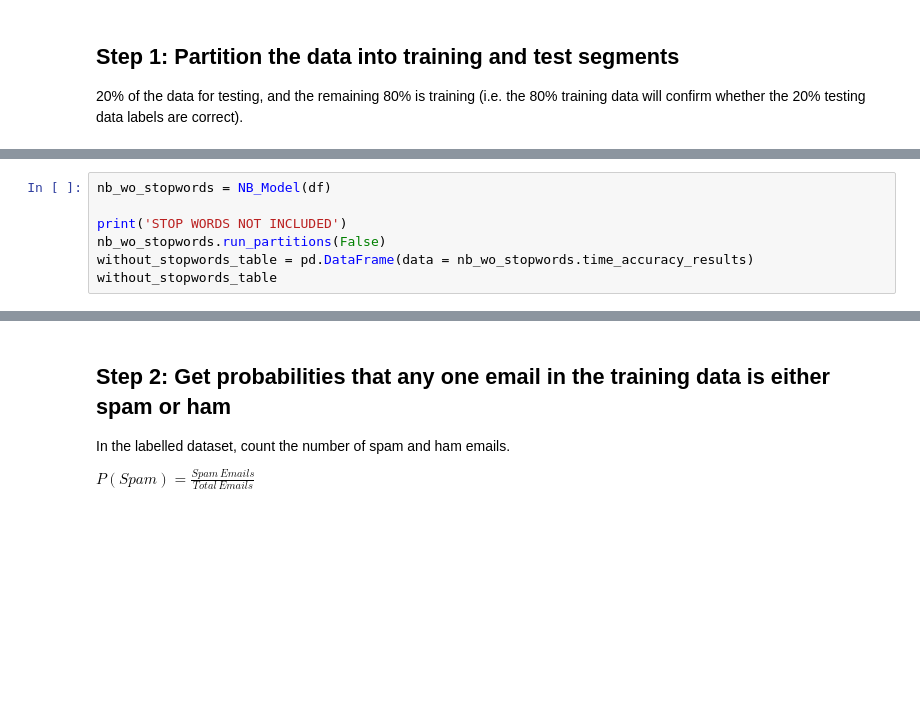
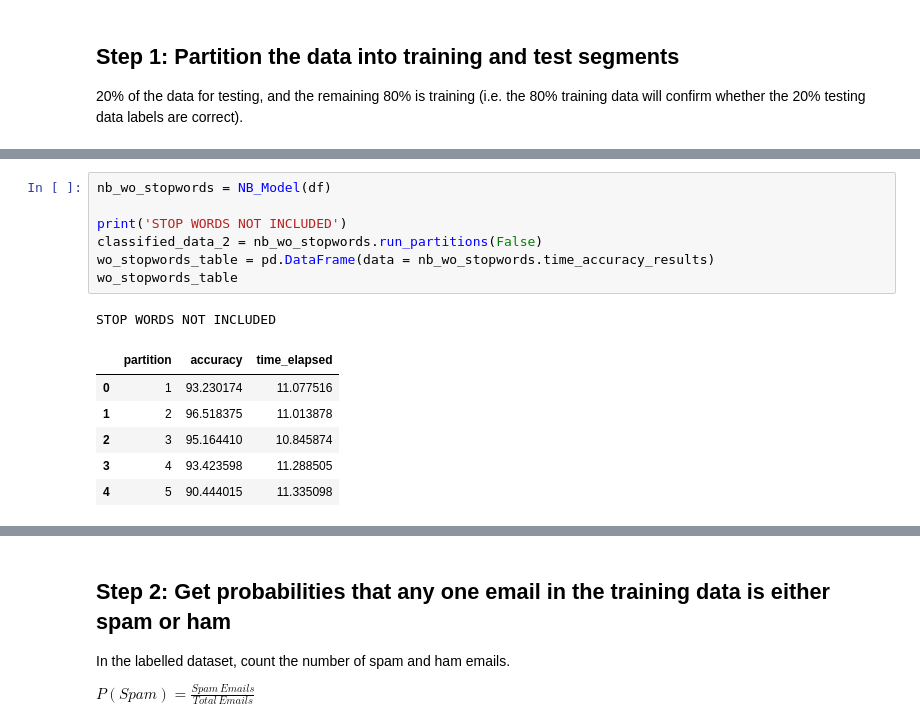
Before and after one commit to Velavee/bayes-spam-filter, a Jupyter notebook: spam-filter.ipynb, the cells around one changed output, grey strips where cells are left out. Drawn from its saved outputs; the diff is of its cells as text; blank space fills up the shorter version.

```diff
--- a/spam-filter.ipynb
+++ b/spam-filter.ipynb
@@ -235,7 +224,15 @@ pd.DataFrame(data=nb_with_stopwords.confusion_matrix)
 # %%
 nb_wo_stopwords = NB_Model(df)
 
 print('STOP WORDS NOT INCLUDED')
-nb_wo_stopwords.run_partitions(False)
-without_stopwords_table = pd.DataFrame(data = nb_wo_stopwords.time_accuracy_results)
-without_stopwords_table
+classified_data_2 = nb_wo_stopwords.run_partitions(False)
+wo_stopwords_table = pd.DataFrame(data = nb_wo_stopwords.time_accuracy_results)
+wo_stopwords_table
+# %% [output]
+STOP WORDS NOT INCLUDED
+|  | partition | accuracy | time_elapsed |
+| 0 | 1 | 93.230174 | 11.077516 |
+| 1 | 2 | 96.518375 | 11.013878 |
+| 2 | 3 | 95.164410 | 10.845874 |
+| 3 | 4 | 93.423598 | 11.288505 |
+| 4 | 5 | 90.444015 | 11.335098 |
```
Also changed, not shown: parts of 11 cells of this notebook.
